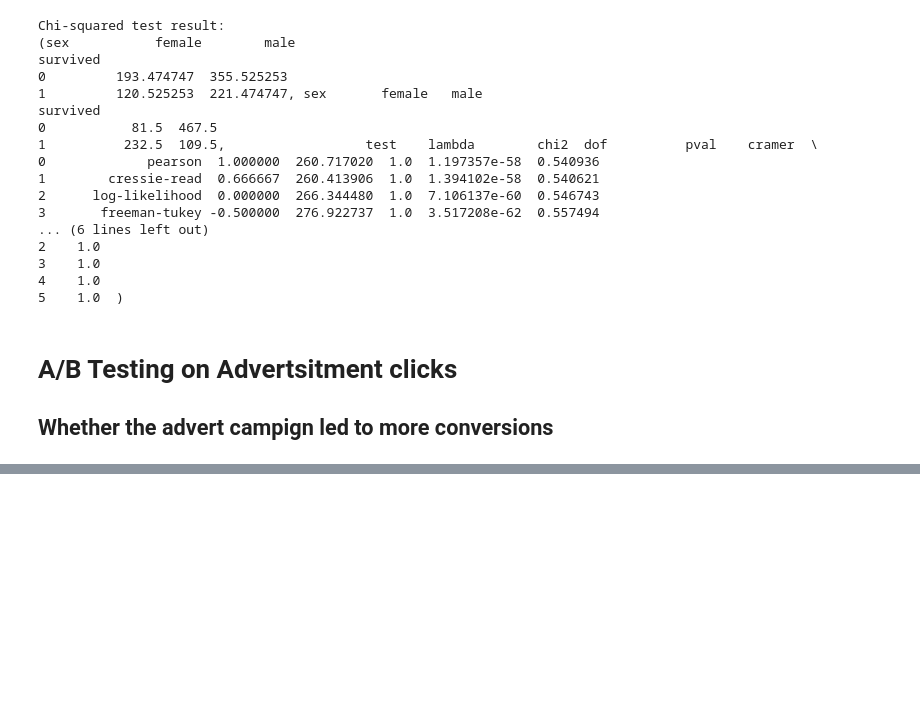
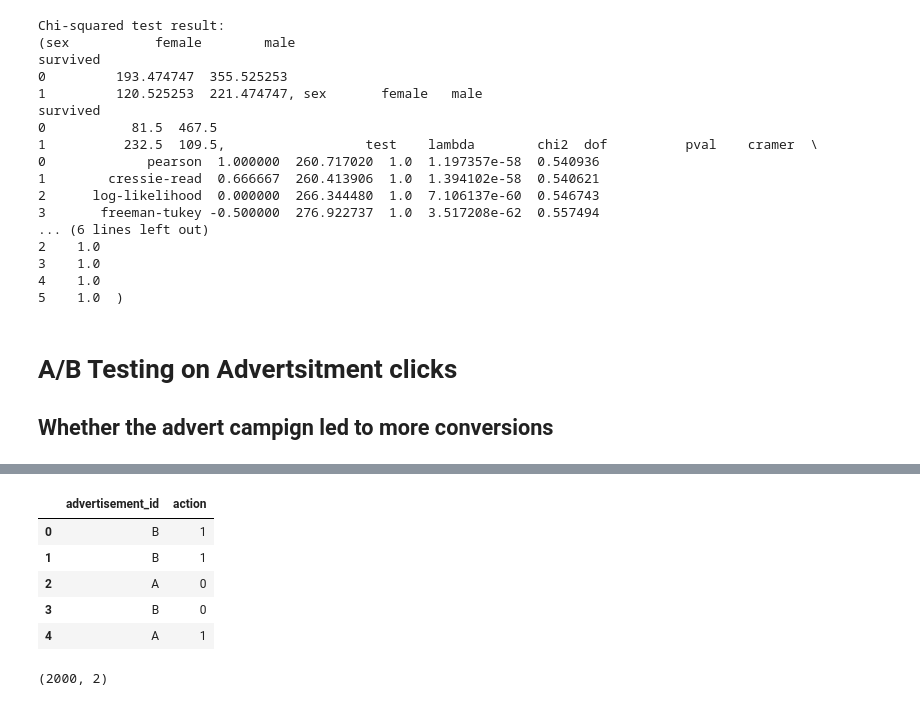
Before and after one commit to obeabi/Stats, a Jupyter notebook: Chi2_TestofIndependence.ipynb, the cells around one changed output, grey strips where cells are left out. Drawn from its saved outputs; the diff is of its cells as text; code cells hidden in the pictures; blank space fills up the shorter version.

```diff
--- a/Chi2_TestofIndependence.ipynb
+++ b/Chi2_TestofIndependence.ipynb
@@ -277,3 +347,9 @@ survived
 # %% [markdown]
 # A/B Testing on Advertsitment clicks
 ## Whether the advert campign led to more conversions
+# %%
+# Upload dataset
+from google.colab import files
+
+
+uploaded = files.upload()
@@ -279,0 +359,19 @@ survived
+# %%
+# Input data as dataframe
+import pandas as pd
+import io
+
+df = pd.read_csv(io.BytesIO(uploaded['advertisement_clicks.csv']))
+df.head()
+# %% [output]
+|  | advertisement_id | action |
+| 0 | B | 1 |
+| 1 | B | 1 |
+| 2 | A | 0 |
+| 3 | B | 0 |
+| 4 | A | 1 |
+# %%
+# shape
+df.shape
+# %% [output]
+(2000, 2)
```
Also changed, not shown: parts of 19 cells of this notebook.
